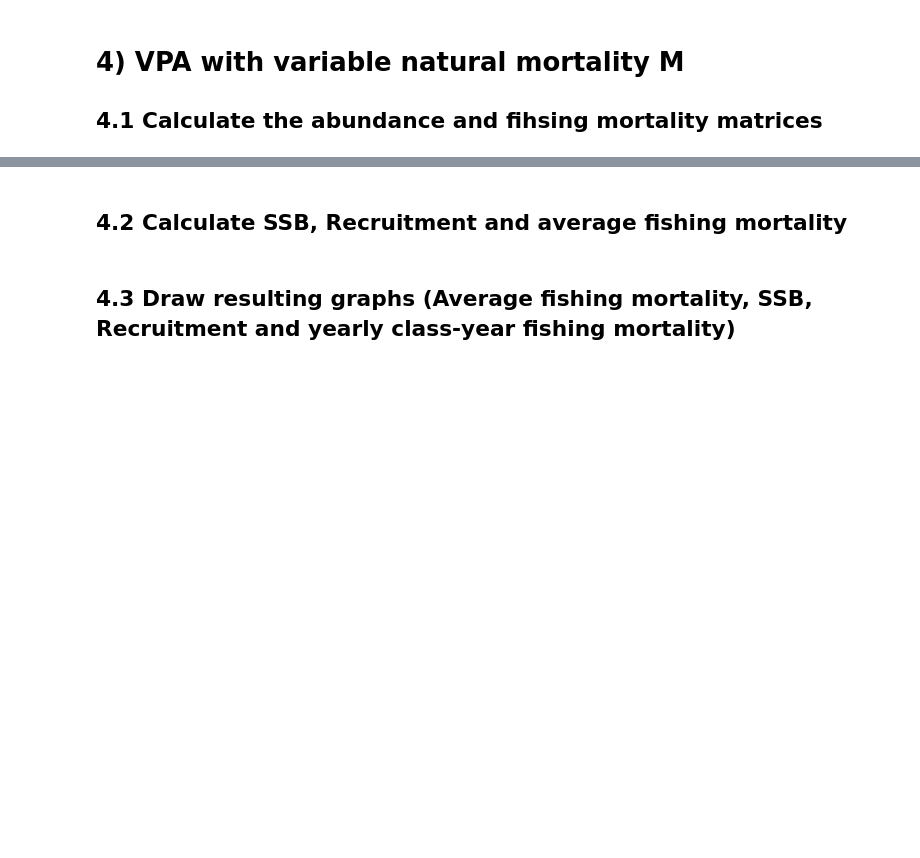
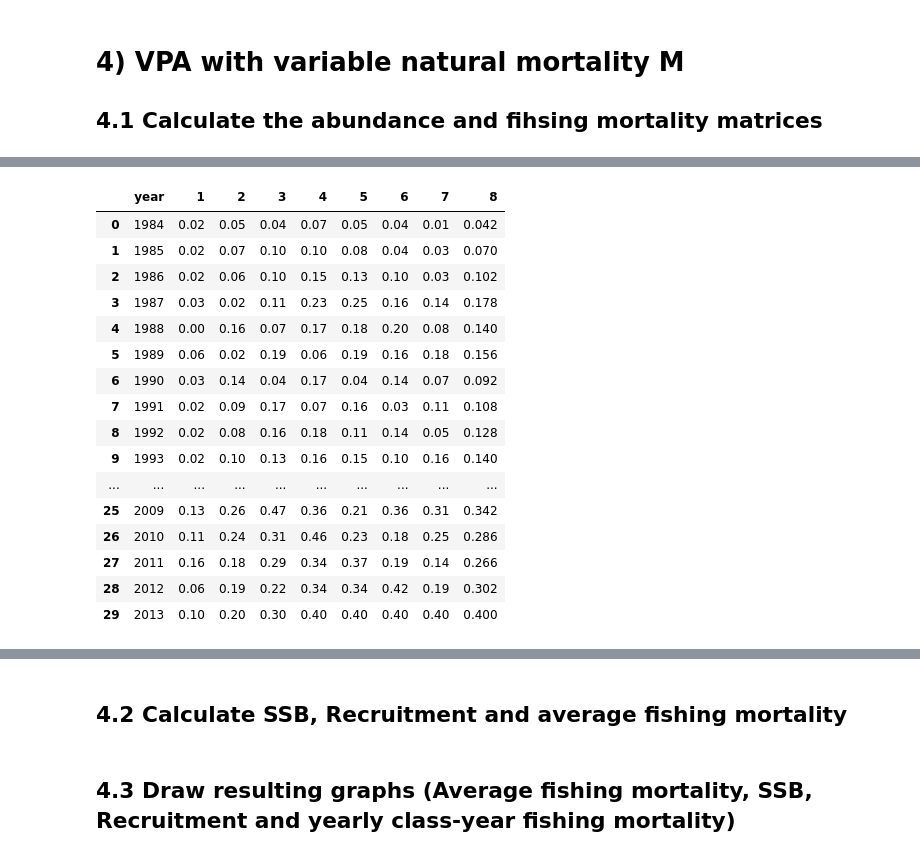
Before and after one commit to d2gex/pfs_slu, a Jupyter notebook: python/vap_fixed_terms.ipynb, the cells around one changed output, grey strips where cells are left out. Saved outputs shown, nothing was run; the diff lists cells and outputs as text; code cells hidden in the pictures; blank space fills up the shorter version.

```diff
--- a/python/vap_fixed_terms.ipynb
+++ b/python/vap_fixed_terms.ipynb
@@ -370,0 +319,24 @@ n_vm
+# %%
+# Recalculate the fishing mortality matrix
+fishing_mortality = FishingMortality(n_vm, vm, f)
+from_col, to_col = 3, 8
+new_f_vm = fishing_mortality.calculate(from_col, to_col)
+new_f_vm
+# %% [output]
+|  | year | 1 | 2 | 3 | 4 | 5 | 6 | 7 | 8 |
+| 0 | 1984 | 0.02 | 0.05 | 0.04 | 0.07 | 0.05 | 0.04 | 0.01 | 0.042 |
+| 1 | 1985 | 0.02 | 0.07 | 0.10 | 0.10 | 0.08 | 0.04 | 0.03 | 0.070 |
+| 2 | 1986 | 0.02 | 0.06 | 0.10 | 0.15 | 0.13 | 0.10 | 0.03 | 0.102 |
+| 3 | 1987 | 0.03 | 0.02 | 0.11 | 0.23 | 0.25 | 0.16 | 0.14 | 0.178 |
+| 4 | 1988 | 0.00 | 0.16 | 0.07 | 0.17 | 0.18 | 0.20 | 0.08 | 0.140 |
+| 5 | 1989 | 0.06 | 0.02 | 0.19 | 0.06 | 0.19 | 0.16 | 0.18 | 0.156 |
+| 6 | 1990 | 0.03 | 0.14 | 0.04 | 0.17 | 0.04 | 0.14 | 0.07 | 0.092 |
+| 7 | 1991 | 0.02 | 0.09 | 0.17 | 0.07 | 0.16 | 0.03 | 0.11 | 0.108 |
+| 8 | 1992 | 0.02 | 0.08 | 0.16 | 0.18 | 0.11 | 0.14 | 0.05 | 0.128 |
+| 9 | 1993 | 0.02 | 0.10 | 0.13 | 0.16 | 0.15 | 0.10 | 0.16 | 0.140 |
+| ... | ... | ... | ... | ... | ... | ... | ... | ... | ... |
+| 25 | 2009 | 0.13 | 0.26 | 0.47 | 0.36 | 0.21 | 0.36 | 0.31 | 0.342 |
+| 26 | 2010 | 0.11 | 0.24 | 0.31 | 0.46 | 0.23 | 0.18 | 0.25 | 0.286 |
+| 27 | 2011 | 0.16 | 0.18 | 0.29 | 0.34 | 0.37 | 0.19 | 0.14 | 0.266 |
+| 28 | 2012 | 0.06 | 0.19 | 0.22 | 0.34 | 0.34 | 0.42 | 0.19 | 0.302 |
+| 29 | 2013 | 0.10 | 0.20 | 0.30 | 0.40 | 0.40 | 0.40 | 0.40 | 0.400 |
```
Also changed, not shown: parts of 38 cells of this notebook.
